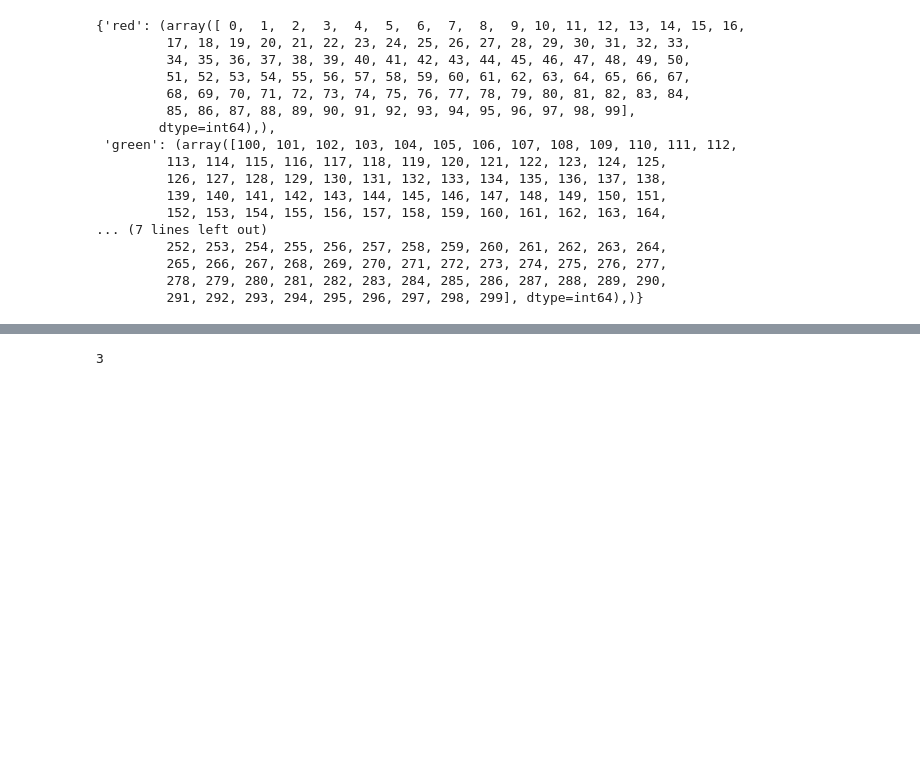
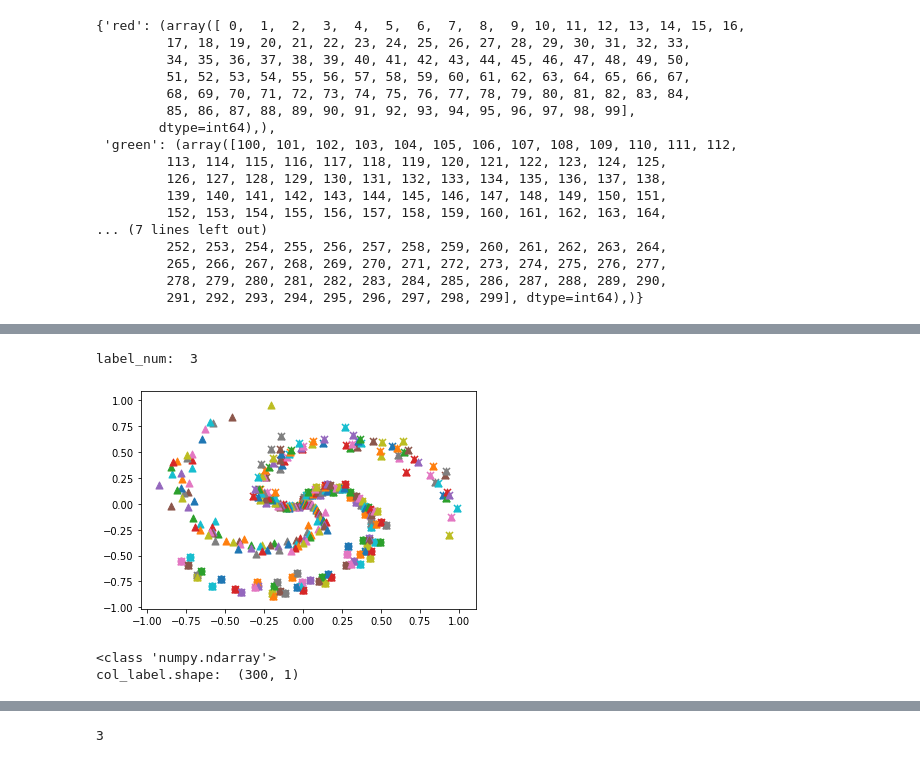
Before and after one commit to Steve-YJ/deep-learning-from-scratch-studying, a Jupyter notebook: 05_Deep-Learning-from-Scratch-2-RNN.NLP/Chap1. 신경망 복습/Chap1-1.4 신경망으로 문제를 풀다.ipynb, the cells around one changed output, grey strips where cells are left out. Drawn from its saved outputs; the diff is of its cells as text; code cells hidden in the pictures; blank space fills up the shorter version.

```diff
--- a/05_Deep-Learning-from-Scratch-2-RNN.NLP/Chap1. 신경망 복습/Chap1-1.4 신경망으로 문제를 풀다.ipynb
+++ b/05_Deep-Learning-from-Scratch-2-RNN.NLP/Chap1. 신경망 복습/Chap1-1.4 신경망으로 문제를 풀다.ipynb
@@ -170,0 +157,59 @@ array([0, 0, 0, 0, 0, 0, 0, 0, 0, 0, 0, 0, 0, 0, 0, 0, 0, 0, 0, 0, 0, 0,
+# %%
+print('label_num: ', t.shape[1])
+
+
+# col_label = np.ndarray([])\
+col_label = np.ndarray(shape=(300,1))
+for i in range(t.shape[1]):
+#     print(i)
+    for j in np.where(t[:, i]==1)[0].tolist():
+        col_label[j] = i
+
+#     col_label[np.where(t[:, i]==1)] = i+1
+#     col_label[np.where(t[:, i+1]==1)] = i+2
+#     col_label[np.where(t[:, i+2]==1)] = i+3
+
+# print(col_label)
+# %% [output]
+label_num:  3
+# %%
+# coding: utf-8
+
+import sys
+sys.path.append('..')
+
+
+from dataset import spiral
+import matplotlib.pyplot as plt
+
+import numpy as np
+
+
+markers = ['o', 'x', '^']
+colors = ['red', 'green', 'blue']
+# fig, ax = plt.subplots()
+NUM = 100
+CLS_NUM=3
+
+for i in range(t.shape[1]):
+    plt.scatter(x[i*N:(i+1)*N, 0])
+
+    j = i*100
+    end = (i+1)*100
+
+    for j in range(end):
+        plt.scatter(x[j, 0], x[j, 1], s=50, marker=markers[i])
+plt.show()
+
+# makers = ['o', 'x', '^']
+# for i in range(CLS_NUM):
+#     plt.scatter(x[i*N:(i+1)*N, 0], x[i*N:(i+1)*N, 1], s=40, marker=makers[i])
+# plt.show()
+# %% [output]
+[figure, added]
+# %%
+print(type(col_label))
+print('col_label.shape: ', col_label.shape)
+# %% [output]
+<class 'numpy.ndarray'>
+col_label.shape:  (300, 1)
```
Also changed, not shown: parts of 22 cells of this notebook.
